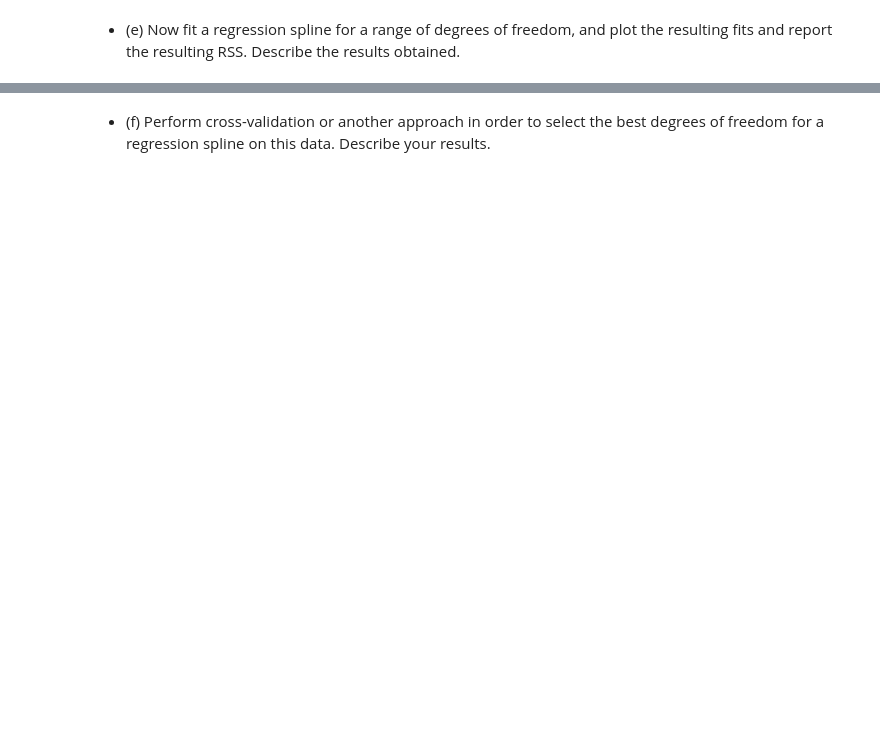
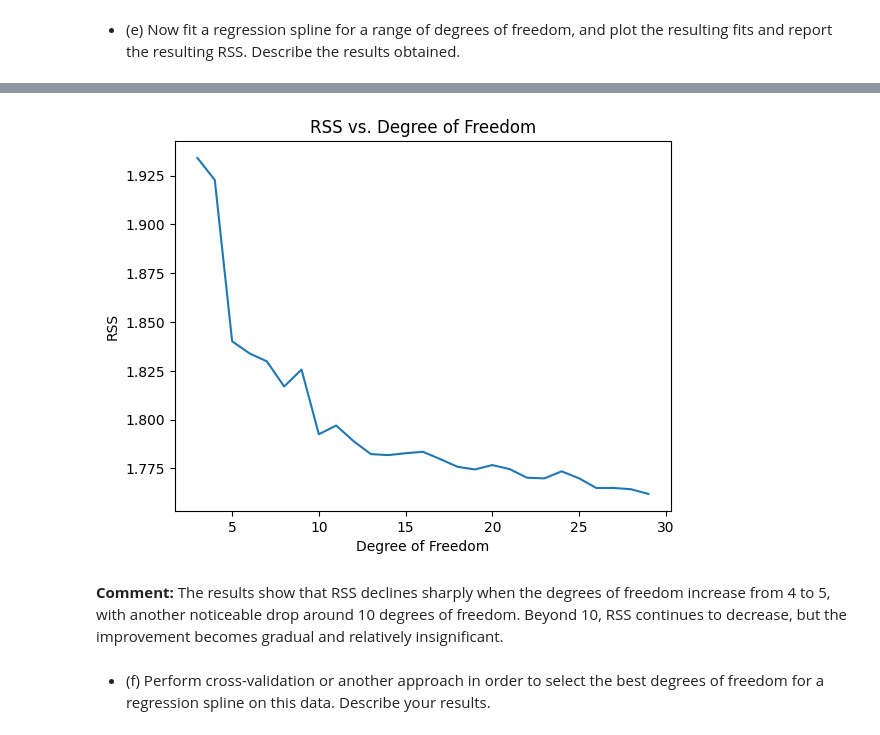
Before and after one commit to mw1296/DSAN5300, a Jupyter notebook: homeworks/HW-3/HW-3.ipynb, the cells around one changed output, grey strips where cells are left out. Drawn from its saved outputs; the diff is of its cells as text; code cells hidden in the pictures; blank space fills up the shorter version.

```diff
--- a/homeworks/HW-3/HW-3.ipynb
+++ b/homeworks/HW-3/HW-3.ipynb
@@ -1300,2 +1302,17 @@ plt.show()
 # %% [markdown]
 * (e) Now fit a regression spline for a range of degrees of freedom, and plot the resulting fits and report the resulting RSS. Describe the results obtained.
+# %%
+# create an empty vector to store RSS
+rss = []
+
+# fit models with different degrees of freedom from 3 to 15
+for df in range(3,30):
+    X = MS([bs('dis', df=df)]).fit_transform(Boston)
+
+    y = Boston['nox'] # define y
+
+    # fit regression model
+    model = sm.OLS(y, X).fit()
+    rss.append(model.ssr)
+
+pd.DataFrame({'df':range(3,30), 'rss':rss})
@@ -1302,2 +1337,13 @@ plt.show()
+# %%
+# plot the resulting rss vs. degree of freedom
+plt.plot(range(3,30), rss)
+plt.xlabel('Degree of Freedom')
+plt.ylabel('RSS')
+plt.title('RSS vs. Degree of Freedom')
+plt.show()
+# %% [output]
+[figure, added]
+# %% [markdown]
+**Comment:** The results show that RSS declines sharply when the degrees of freedom increase from 4 to 5, with another noticeable drop around 10 degrees of freedom. Beyond 10, RSS continues to decrease, but the improvement becomes gradual and relatively insignificant.
 # %% [markdown]
 * (f) Perform cross-validation or another approach in order to select the best degrees of freedom for a regression spline on this data. Describe your results.
```
Also changed, not shown: parts of 5 cells of this notebook.
